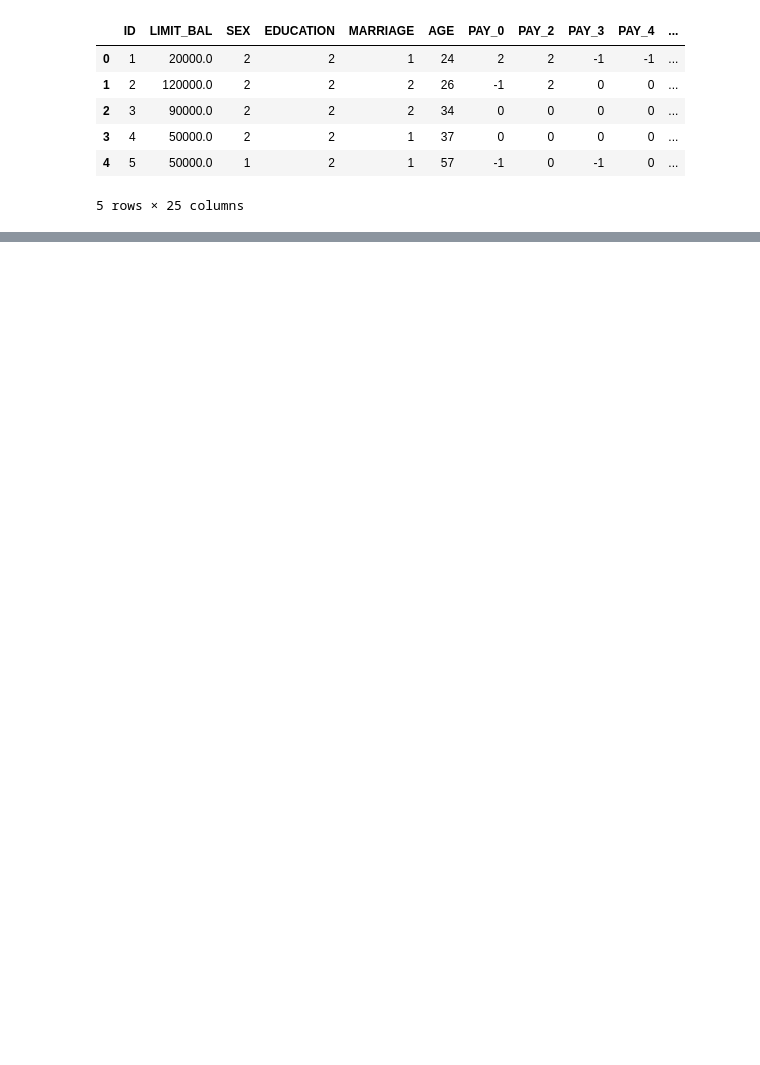
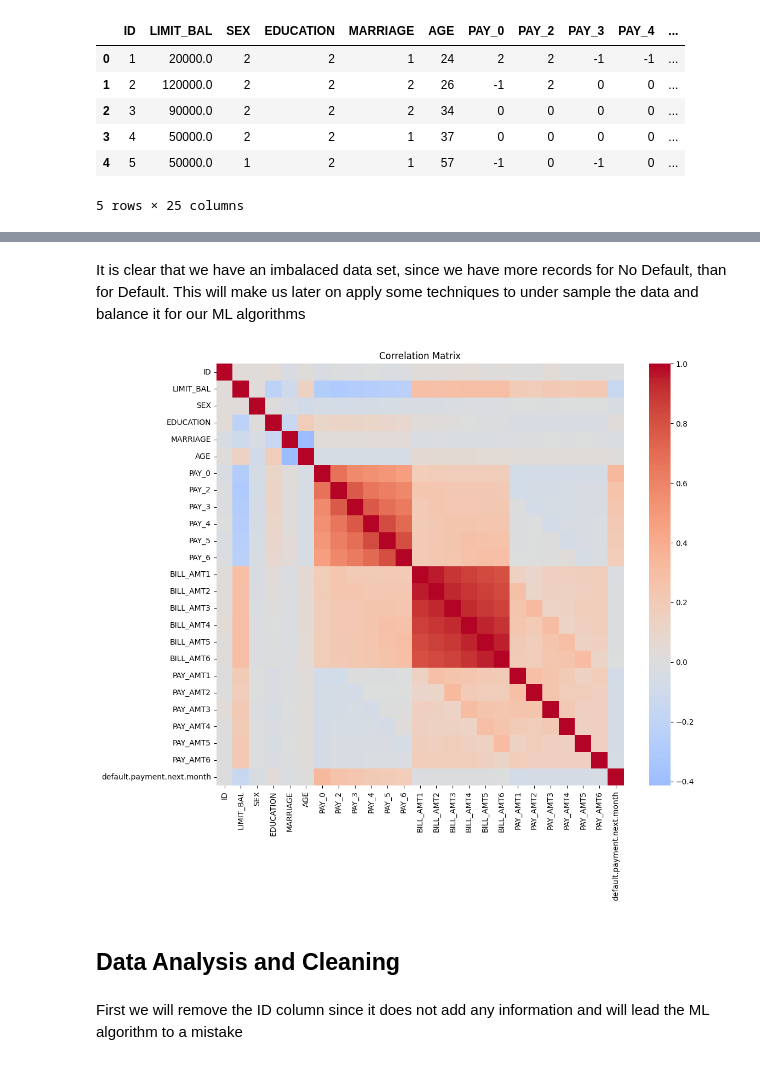
Before and after one commit to franciscochavezing/Predicting-Credit-Card-Default-Using-Machine-Learning-, a Jupyter notebook: DataExtraction.ipynb, the cells around one changed output, grey strips where cells are left out. Saved outputs shown, nothing was run; the diff lists cells and outputs as text; code cells hidden in the pictures; blank space fills up the shorter version.

```diff
--- a/DataExtraction.ipynb
+++ b/DataExtraction.ipynb
@@ -45,0 +162,13 @@ df.head()
+# %% [markdown]
+It is clear that we have an imbalaced data set, since we have more records for No Default, than for Default. This will make us later on apply some techniques to under sample the data and balance it for our ML algorithms
+# %%
+plt.figure(figsize=(12, 10))
+sns.heatmap(df.corr(), cmap="coolwarm", center=0)
+plt.title("Correlation Matrix")
+plt.show()
+# %% [output]
+[figure, added]
+# %% [markdown]
+## Data Analysis and Cleaning
+# %% [markdown]
+First we will remove the ID column since it does not add any information and will lead the ML algorithm to a mistake
```
Also changed, not shown: parts of 39 cells of this notebook.
